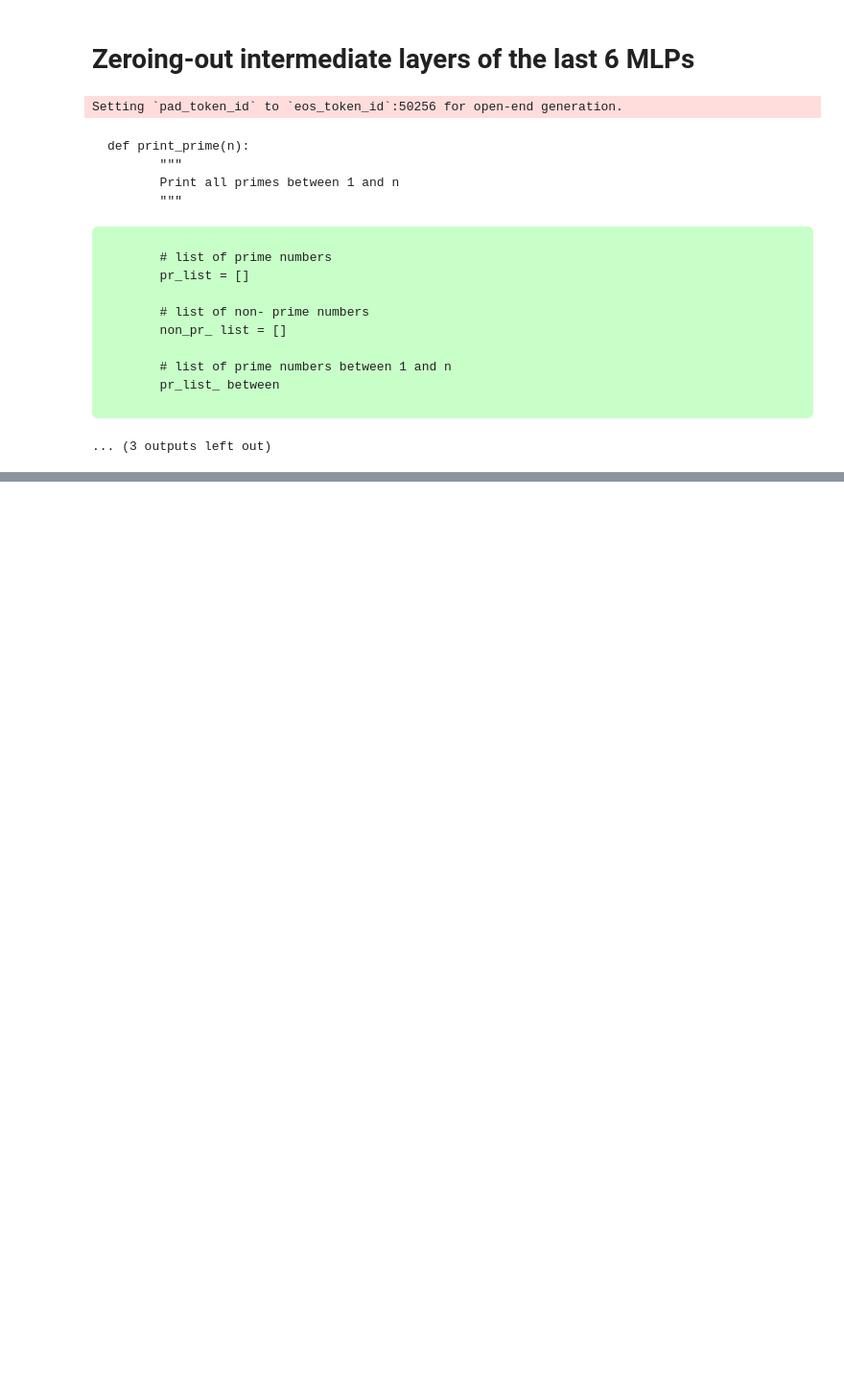
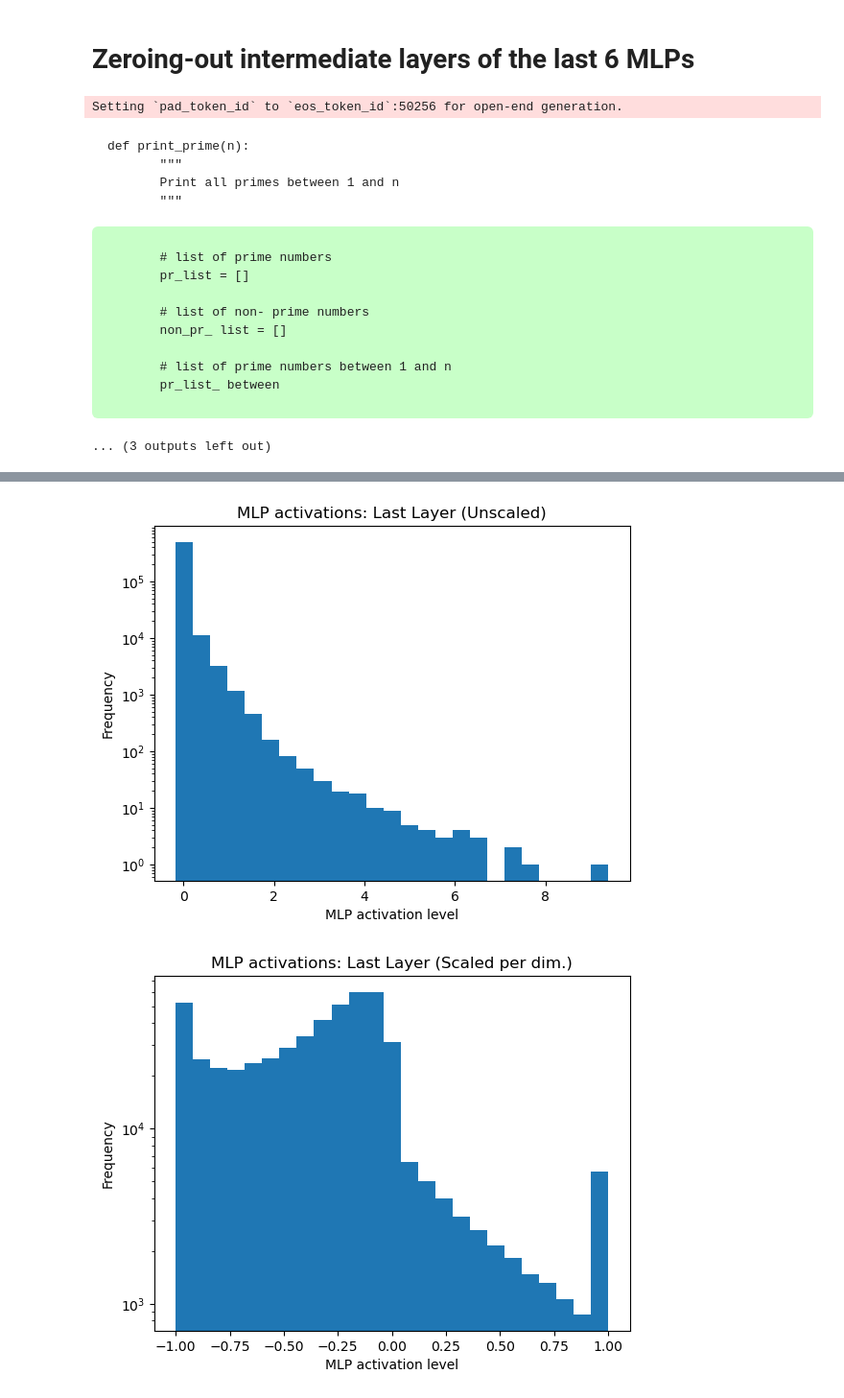
Before and after one commit to myfatemi04/cs-6501-nlp-project, a Jupyter notebook: test_hooked_phi.ipynb, the cells around one changed output, grey strips where cells are left out. Shown: that part at 96% size. Saved outputs shown, nothing was run; the diff lists cells and outputs as text; code cells hidden in the pictures; blank space fills up the shorter version.

Commit message:
add tests for hooked phi-2 model

```diff
--- a/test_hooked_phi.ipynb
+++ b/test_hooked_phi.ipynb
@@ -76,0 +106,17 @@ def print_prime(n): """ Print all primes between 1 and n """
+# %%
+log = []
+inputs, outputs, text = run_coding_sample_2(model, tokenizer)
+
+layer_id = 0
+
+all_mlp_activations = []
+for i in range(len(log)):
+    # log[forward pass index][layer index][batch index, token index in forward pass, mlp neuron index]
+    mlp_activations = log[i][layer_id][0, -1, :]
+    all_mlp_activations.append(mlp_activations)
+
+stacked = torch.stack(all_mlp_activations, dim=0)
+
+# Scale each MLP intermediate neuron by the maximum absolute value
+scale_by_dim = torch.max(stacked.abs(), dim=0, keepdims=True).values
+stacked_scaled = stacked / (scale_by_dim + 1e-5)
@@ -76,0 +127,19 @@ def print_prime(n): """ Print all primes between 1 and n """
+# %%
+import matplotlib.pyplot as plt
+
+plt.title("MLP activations: Last Layer (Unscaled)")
+plt.hist(stacked.view(-1).cpu(), bins=25)
+plt.xlabel("MLP activation level")
+plt.yscale("log")
+plt.ylabel("Frequency")
+plt.show()
+
+plt.title("MLP activations: Last Layer (Scaled per dim.)")
+plt.hist(stacked_scaled.view(-1).cpu(), bins=25)
+plt.xlabel("MLP activation level")
+plt.yscale("log")
+plt.ylabel("Frequency")
+plt.show()
+# %% [output]
+[figure, added]
+[figure, added]
```
Also changed, not shown: parts of 7 cells of this notebook, 1 other file.
